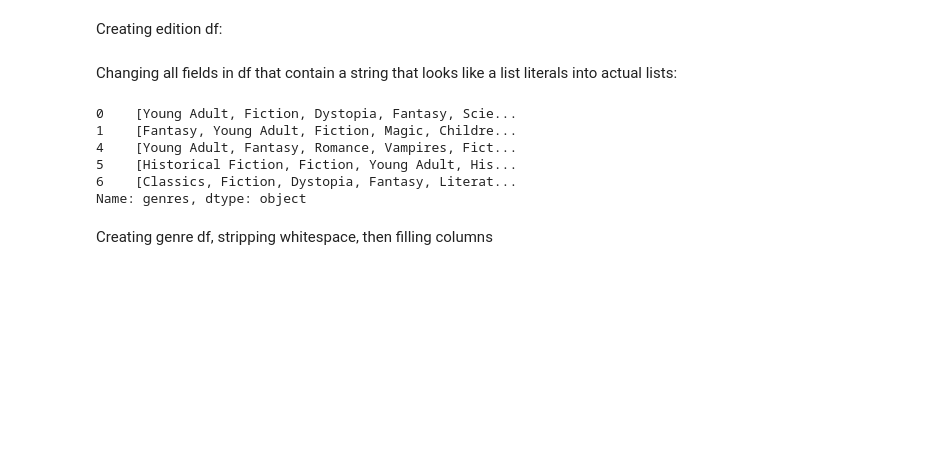
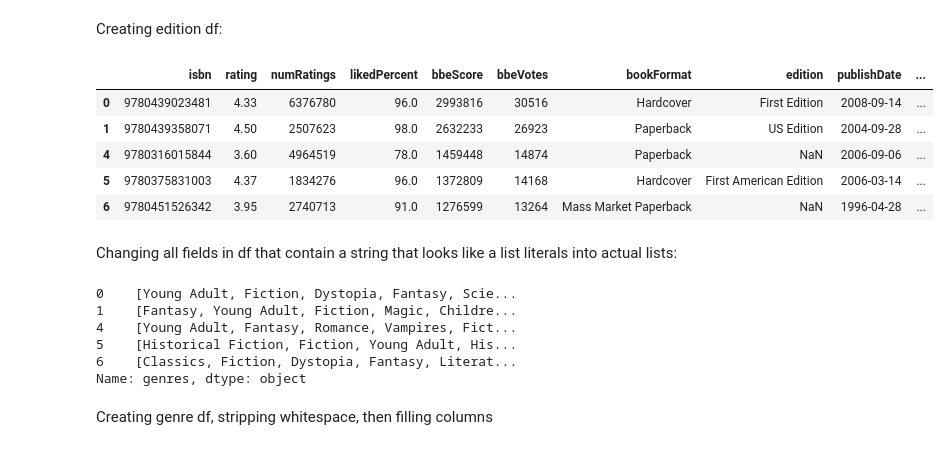
Before and after one commit to codeslp/books_db, a Jupyter notebook: src/books_db.ipynb, the cells around one changed output. Cells and saved outputs as stored; diff of their text form; code cells hidden in the pictures; blank space fills up the shorter version.

```diff
--- a/src/books_db.ipynb
+++ b/src/books_db.ipynb
@@ -403,3 +409,12 @@ edition_df = df[['isbn', 'rating', 'numRatings', 'likedPercent', 'bbeScore', 'bb
+# %%
+edition_df.head()
+# %% [output]
+|  | isbn | rating | numRatings | likedPercent | bbeScore | bbeVotes | bookFormat | edition | publishDate | ... |
+| 0 | 9780439023481 | 4.33 | 6376780 | 96.0 | 2993816 | 30516 | Hardcover | First Edition | 2008-09-14 | ... |
+| 1 | 9780439358071 | 4.50 | 2507623 | 98.0 | 2632233 | 26923 | Paperback | US Edition | 2004-09-28 | ... |
+| 4 | 9780316015844 | 3.60 | 4964519 | 78.0 | 1459448 | 14874 | Paperback | NaN | 2006-09-06 | ... |
+| 5 | 9780375831003 | 4.37 | 1834276 | 96.0 | 1372809 | 14168 | Hardcover | First American Edition | 2006-03-14 | ... |
+| 6 | 9780451526342 | 3.95 | 2740713 | 91.0 | 1276599 | 13264 | Mass Market Paperback | NaN | 1996-04-28 | ... |
 # %% [markdown]
 Changing all fields in df that contain a string that looks like a list literals into actual lists:
 # %%
```
Also changed, not shown: parts of 26 cells of this notebook.
